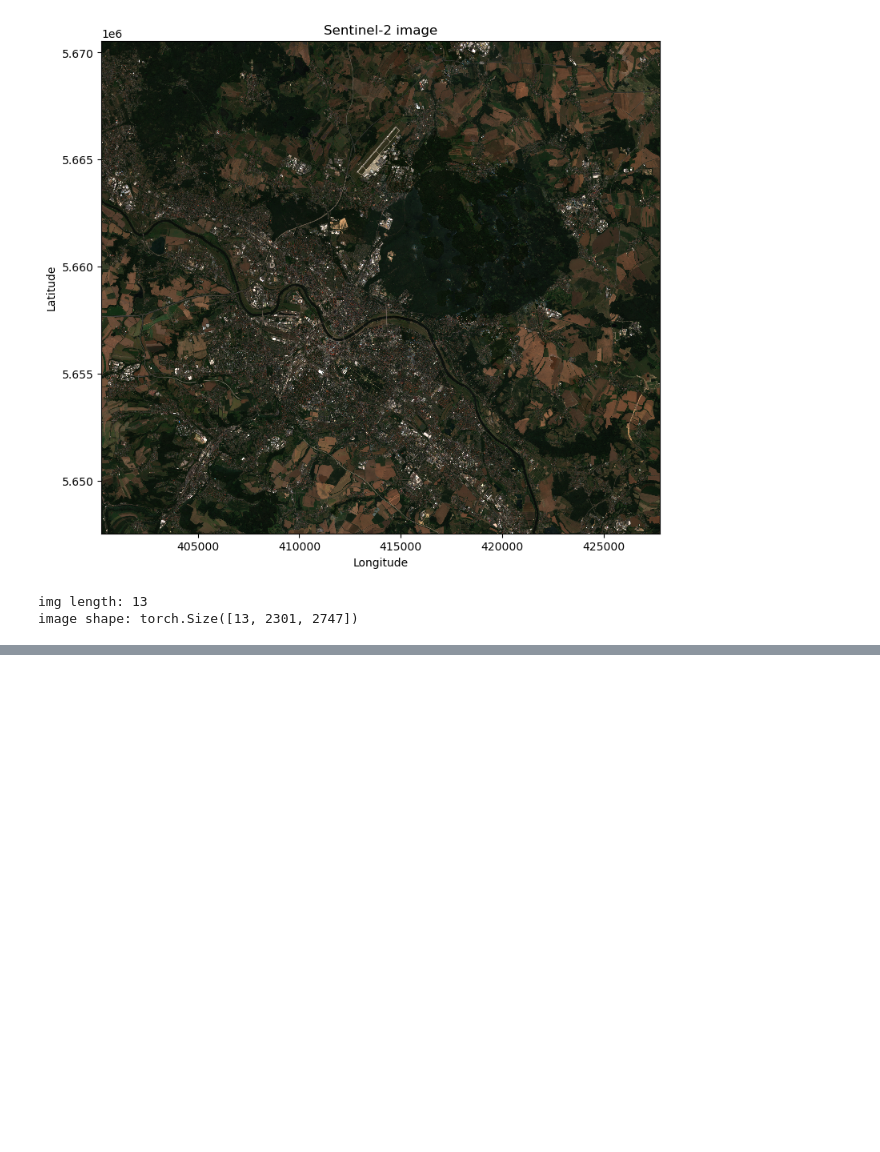
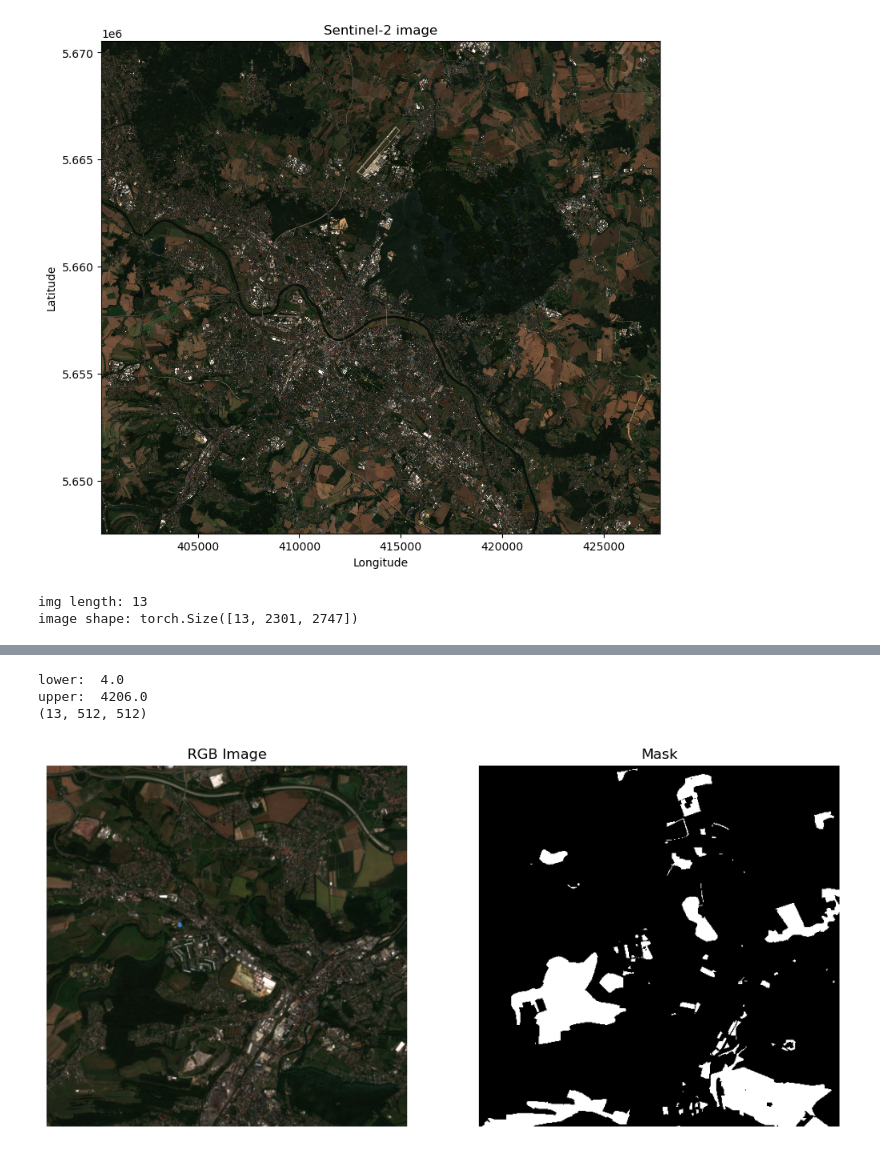
Before and after one commit to japanj/pugs-detection, a Jupyter notebook: notebooks/model_training.ipynb, the cells around one changed output, grey strips where cells are left out. Saved outputs shown, nothing was run; the diff lists cells and outputs as text; code cells hidden in the pictures; blank space fills up the shorter version.

```diff
--- a/notebooks/model_training.ipynb
+++ b/notebooks/model_training.ipynb
@@ -136,0 +204,7 @@ plot_patches(p)
+# %%
+train_label = VectorDataset(paths='../data/processed/osm/public_green_spaces_dresden.geojson', crs=CRS.from_epsg(32633), res=10)
+# %%
+new_train_ds = train_ds & train_label
+# %%
+from torchgeo.samplers import RandomGeoSampler
+sampler = RandomGeoSampler(new_train_ds, size=(512, 512), length=100)
@@ -136,0 +222,30 @@ plot_patches(p)
+# %%
+arr = contrast_stretch_new(sample['image']).numpy()
+mask = sample['mask'].numpy()
+
+# Print the shape of the image array
+print(arr.shape)
+
+# Transpose the array to get the correct shape for RGB (height, width, channels)
+rgb = arr.transpose(1, 2, 0)[:, :, [3, 2, 1]]
+
+# Create a figure with two subplots
+fig, axes = plt.subplots(1, 2, figsize=(12, 6))
+
+# Display the RGB image in the first subplot
+axes[0].imshow(rgb)
+axes[0].set_title('RGB Image')
+axes[0].axis('off')
+
+# Display the mask in the second subplot
+axes[1].imshow(mask, cmap='gray')
+axes[1].set_title('Mask')
+axes[1].axis('off')
+
+# Show the figure
+plt.show()
+# %% [output]
+lower:  4.0
+upper:  4206.0
+(13, 512, 512)
+[figure, added]
```
Also changed, not shown: parts of 14 cells of this notebook.
